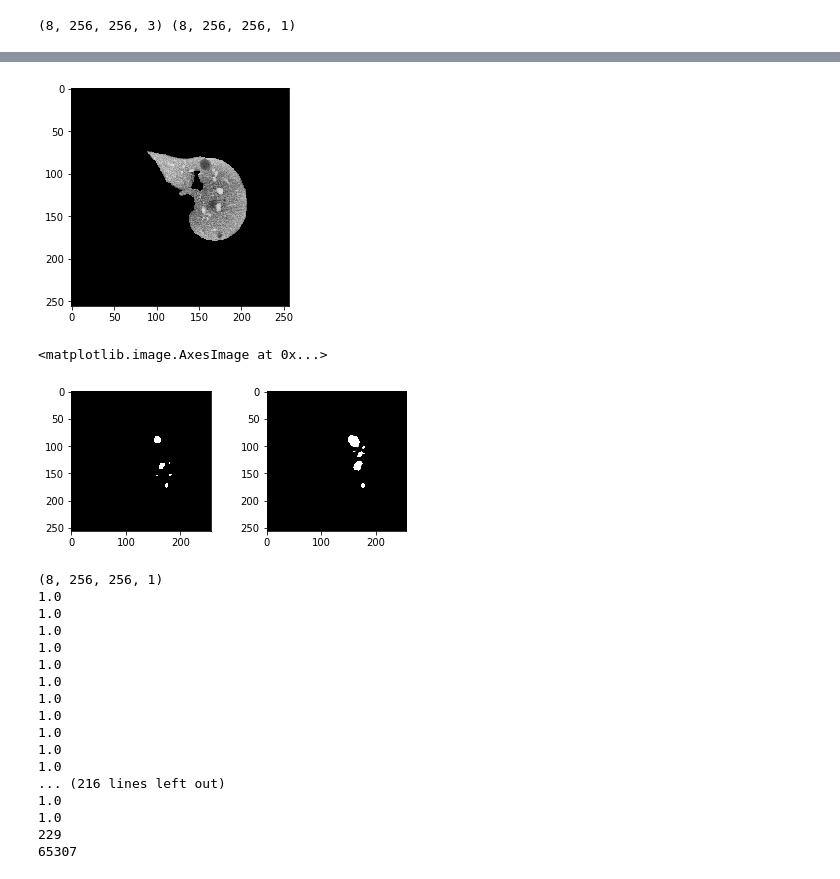
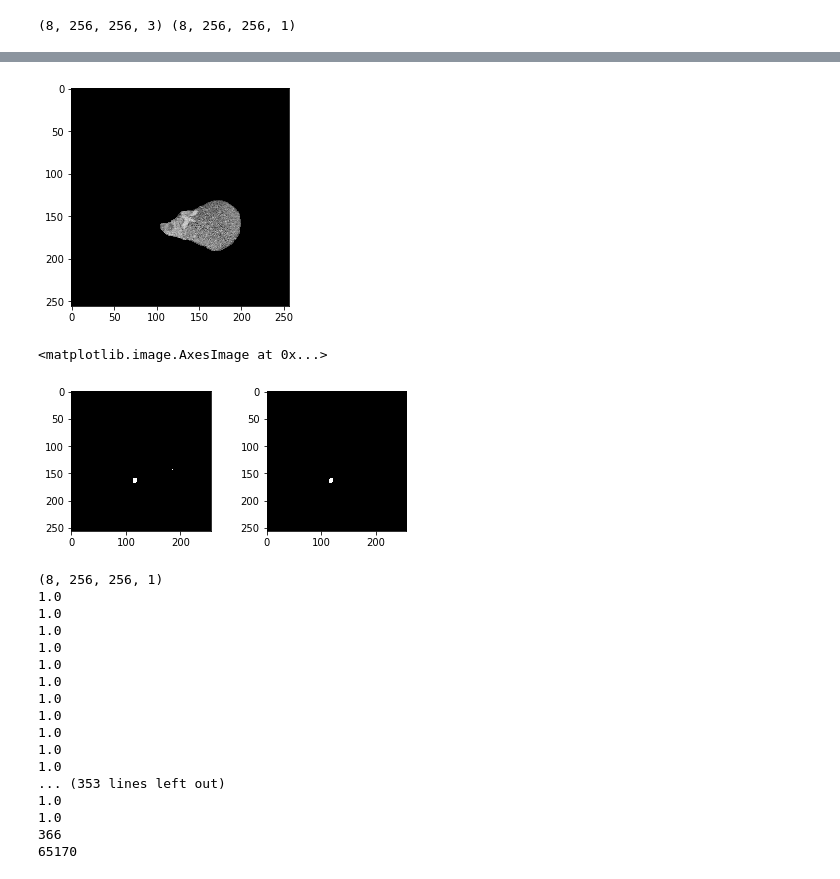
Before and after one commit to AmirZaghloul/Liver-Tumor-Segmentation-using-CNNs, a Jupyter notebook: tumor_CNN.ipynb, the cells around one changed output, grey strips where cells are left out. Drawn from its saved outputs; the diff is of its cells as text; code cells hidden in the pictures.

```diff
--- a/tumor_CNN.ipynb
+++ b/tumor_CNN.ipynb
@@ -178,7 +178,7 @@ class DataGen(keras.utils.Sequence):
 image_size =  256
 train_path = "train"
 batch_size = 8
-epochs = 5
+epochs = 2
 ## Training Ids
 images = []
 for file in os.listdir(os.path.join(train_path, "patients")):
@@ -188,7 +188,7 @@ print(len(images))
 
 
 ## Validation Data Size
-val_data_size = 800
+val_data_size = 5000
 
 valid_ids = images[:val_data_size]
 train_ids = images[val_data_size:]
@@ -443,14 +434,14 @@ model.save_weights("ResUNet.h5")
 
 # del model
 # %%
-x, y = valid_gen.__getitem__(1)
+x, y = valid_gen.__getitem__(3)
 result = model.predict(x)
 
 # result = result > 0.5
 
 imshow(x[1])
 # %% [output]
-[figure, old version]
+[figure, new version]
 # %%
 fig = plt.figure()
 fig.subplots_adjust(hspace=0.4, wspace=0.4)
@@ -462,7 +453,7 @@ ax = fig.add_subplot(1, 2, 2)
 ax.imshow(np.reshape(result[1]*255, (image_size, image_size)), cmap="gray")
 # %% [output]
 <matplotlib.image.AxesImage at 0x...>
-[figure, old version]
+[figure, new version]
 # %%
 print(result.shape)
 true_cnt = 0
@@ -489,11 +480,11 @@ print(false_cnt)
 1.0
 1.0
 1.0
-... (216 lines left out)
+... (353 lines left out)
 1.0
 1.0
-229
-65307
+366
+65170
 # %%
 for i in range(1, 5, 1):
     ## Dataset for prediction
```
Also changed, not shown: parts of 7 cells of this notebook.
